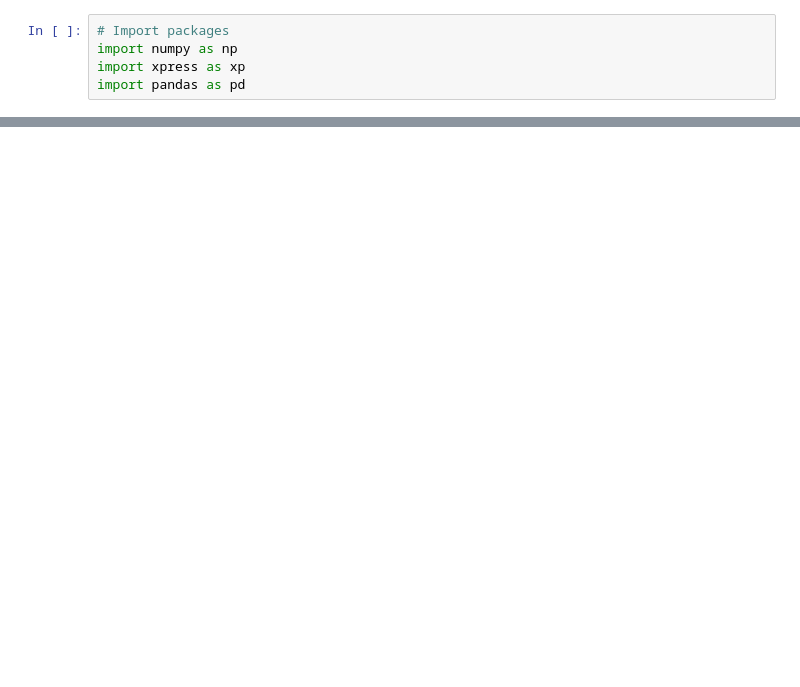
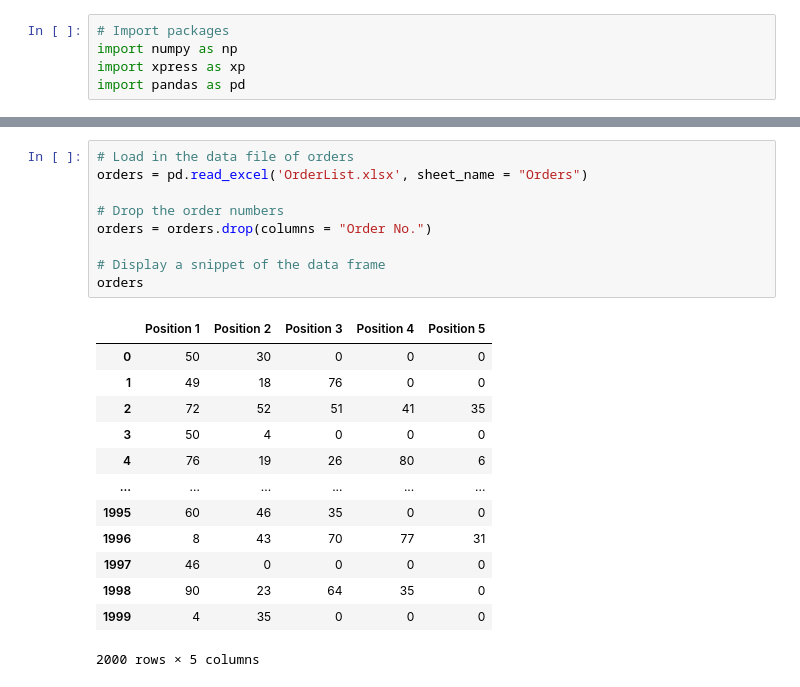
Before and after one commit to nicolastalia/risklog, a Jupyter notebook: assignment_2/Function_1.ipynb, the cells around one changed output, grey strips where cells are left out. Drawn from its saved outputs; the diff is of its cells as text; blank space fills up the shorter version.

```diff
--- a/assignment_2/Function_1.ipynb
+++ b/assignment_2/Function_1.ipynb
@@ -303,0 +319,23 @@ The total distance travelled is 156.0m
+# %%
+# Load in the data file of orders
+orders = pd.read_excel('OrderList.xlsx', sheet_name = "Orders")
+
+# Drop the order numbers
+orders = orders.drop(columns = "Order No.")
+
+# Display a snippet of the data frame
+orders
+# %% [output]
+|  | Position 1 | Position 2 | Position 3 | Position 4 | Position 5 |
+| 0 | 50 | 30 | 0 | 0 | 0 |
+| 1 | 49 | 18 | 76 | 0 | 0 |
+| 2 | 72 | 52 | 51 | 41 | 35 |
+| 3 | 50 | 4 | 0 | 0 | 0 |
+| 4 | 76 | 19 | 26 | 80 | 6 |
+| ... | ... | ... | ... | ... | ... |
+| 1995 | 60 | 46 | 35 | 0 | 0 |
+| 1996 | 8 | 43 | 70 | 77 | 31 |
+| 1997 | 46 | 0 | 0 | 0 | 0 |
+| 1998 | 90 | 23 | 64 | 35 | 0 |
+| 1999 | 4 | 35 | 0 | 0 | 0 |
+2000 rows × 5 columns
```
Also changed, not shown: parts of 12 cells of this notebook, 1 other file.
